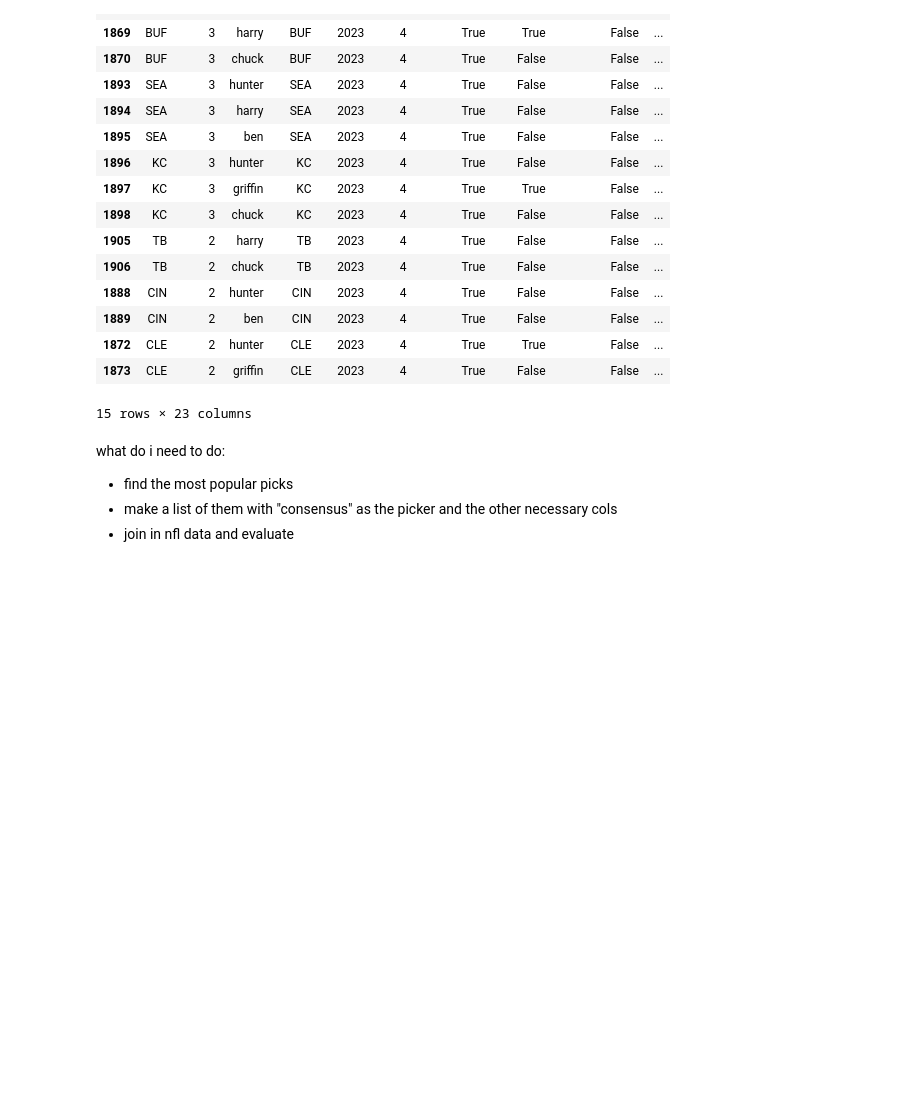
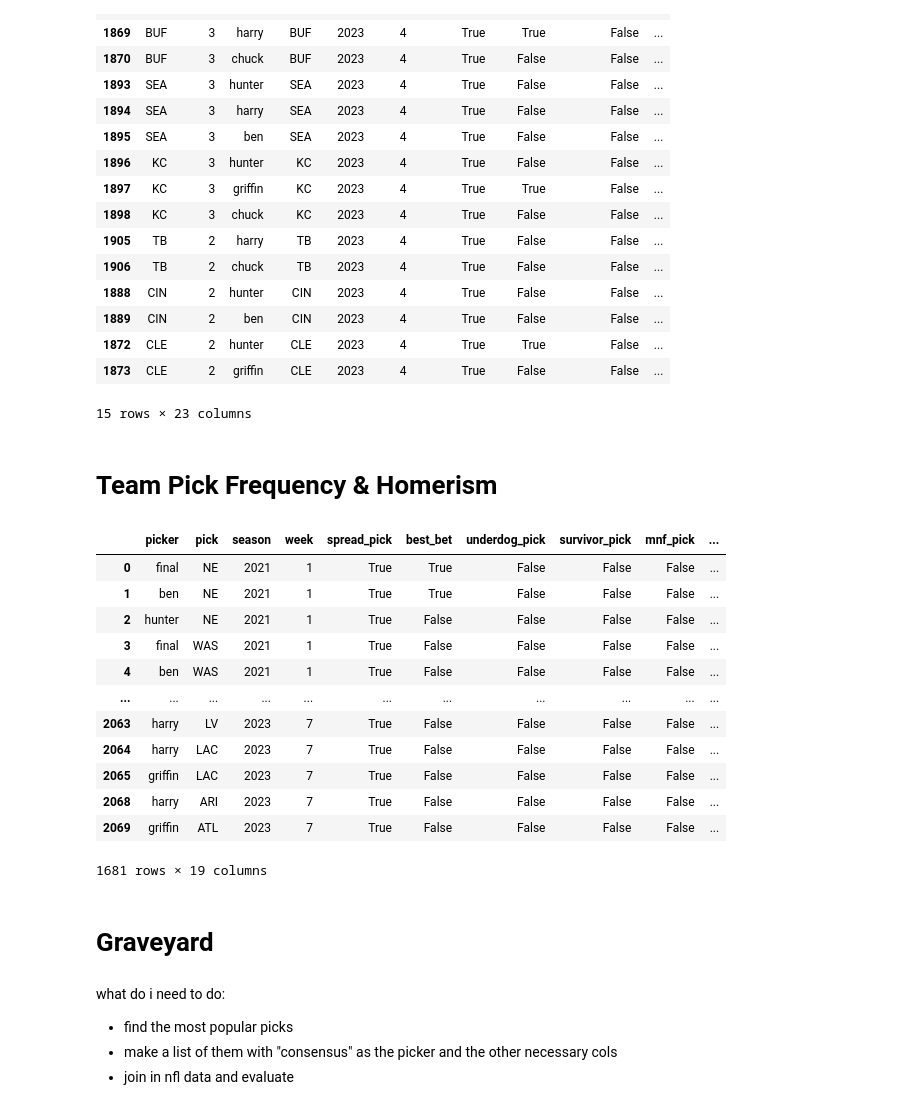
Before and after one commit to griffreichert/g-nfl, a Jupyter notebook: notebooks/homers-analysis.ipynb, the cells around one changed output. Saved outputs shown, nothing was run; the diff lists cells and outputs as text; code cells hidden in the pictures; blank space fills up the shorter version.

Commit message:
homers

```diff
--- a/notebooks/homers-analysis.ipynb
+++ b/notebooks/homers-analysis.ipynb
@@ -264,3 +257,23 @@ pd.merge(consensus, individual, left_index=True, right_on='pick')
 | 1872 | CLE | 2 | hunter | CLE | 2023 | 4 | True | True | False | ... |
 | 1873 | CLE | 2 | griffin | CLE | 2023 | 4 | True | False | False | ... |
 15 rows × 23 columns
+# %% [markdown]
+# Team Pick Frequency & Homerism
+# %%
+spread_picks = df[df['spread_pick']].copy()
+spread_picks['win'] = spread_picks['pick_result'] >= 1
+spread_picks
+# %% [output]
+|  | picker | pick | season | week | spread_pick | best_bet | underdog_pick | survivor_pick | mnf_pick | ... |
+| 0 | final | NE | 2021 | 1 | True | True | False | False | False | ... |
+| 1 | ben | NE | 2021 | 1 | True | True | False | False | False | ... |
+| 2 | hunter | NE | 2021 | 1 | True | False | False | False | False | ... |
+| 3 | final | WAS | 2021 | 1 | True | False | False | False | False | ... |
+| 4 | ben | WAS | 2021 | 1 | True | False | False | False | False | ... |
+| ... | ... | ... | ... | ... | ... | ... | ... | ... | ... | ... |
+| 2063 | harry | LV | 2023 | 7 | True | False | False | False | False | ... |
+| 2064 | harry | LAC | 2023 | 7 | True | False | False | False | False | ... |
+| 2065 | griffin | LAC | 2023 | 7 | True | False | False | False | False | ... |
+| 2068 | harry | ARI | 2023 | 7 | True | False | False | False | False | ... |
+| 2069 | griffin | ATL | 2023 | 7 | True | False | False | False | False | ... |
+1681 rows × 19 columns
@@ -267,3 +354,5 @@ pd.merge(consensus, individual, left_index=True, right_on='pick')
+# %% [markdown]
+# Graveyard
 # %% [markdown]
 what do i need to do:
 * find the most popular picks
```
Also changed, not shown: parts of 3 cells of this notebook, 1 other file.
